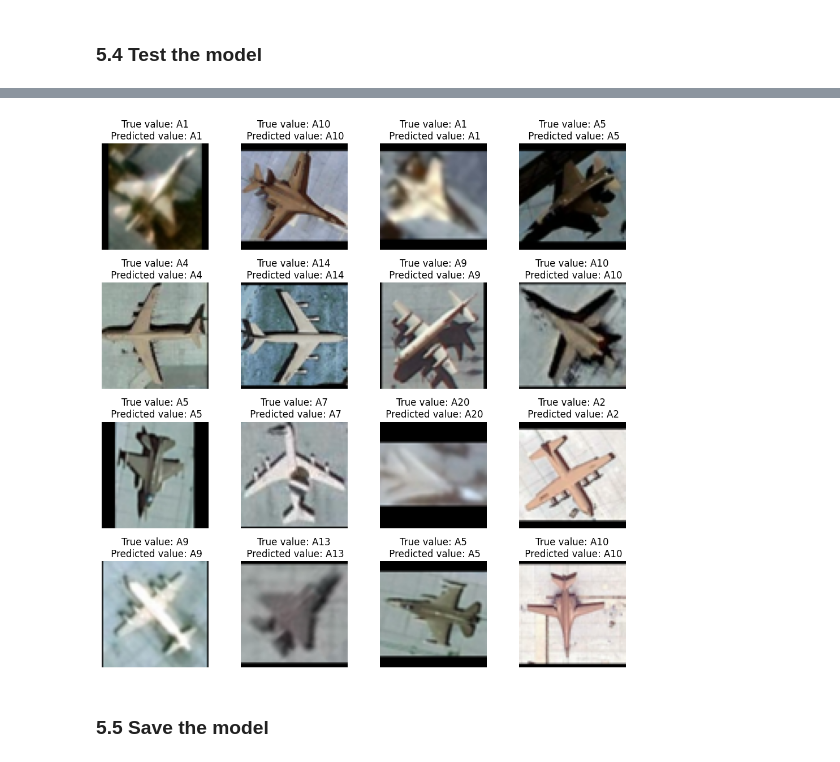
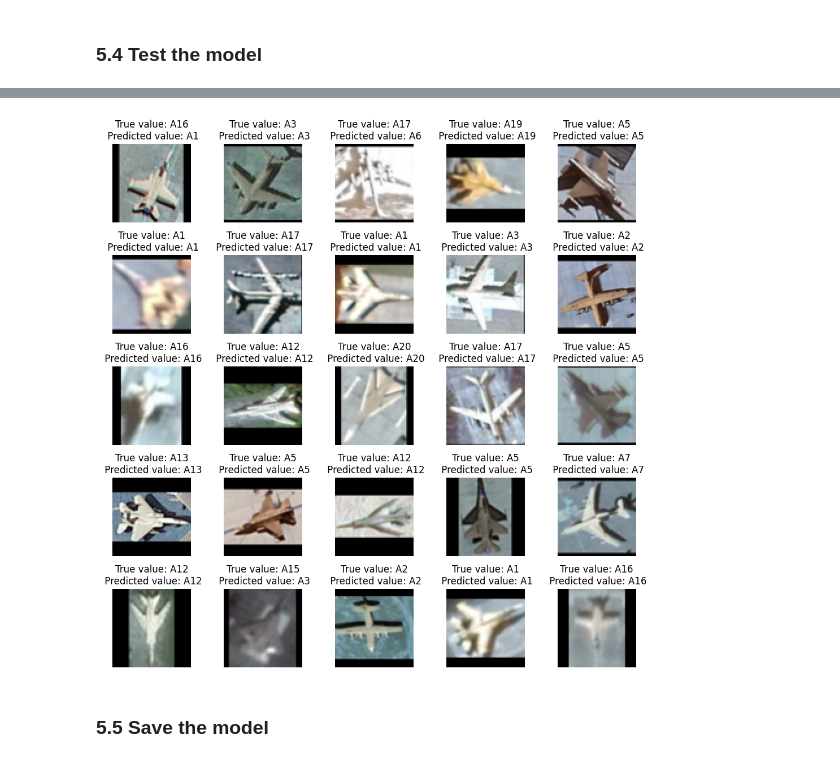
Before and after one commit to TimofiyJ/ML_Aircraft, a Jupyter notebook: main.ipynb, the cells around one changed output, grey strips where cells are left out. Saved outputs shown, nothing was run; the diff lists cells and outputs as text; code cells hidden in the pictures.

```diff
--- a/main.ipynb
+++ b/main.ipynb
@@ -662,11 +662,11 @@ y_orig_true = label_binarizer.inverse_transform(Y_test_encoded)
 y_orig_pred  = label_binarizer.inverse_transform(predictions)
 
 
-fig, axs = plt.subplots(4, 4, figsize=(10, 10))
+fig, axs = plt.subplots(5, 5, figsize=(10, 10))
 axs = axs.ravel()
 
 random_numbers = []
-for _ in range(16):
+for _ in range(25):
     random_number = random.randint(0, X_test.shape[0])
     random_numbers.append(random_number)
 
@@ -682,4 +682,4 @@ plt.show()
-[figure, old version]
+[figure, new version]
 # %% [markdown]
 ### 5.5 Save the model
 # %%
```
Also changed, not shown: parts of 2 cells of this notebook.
